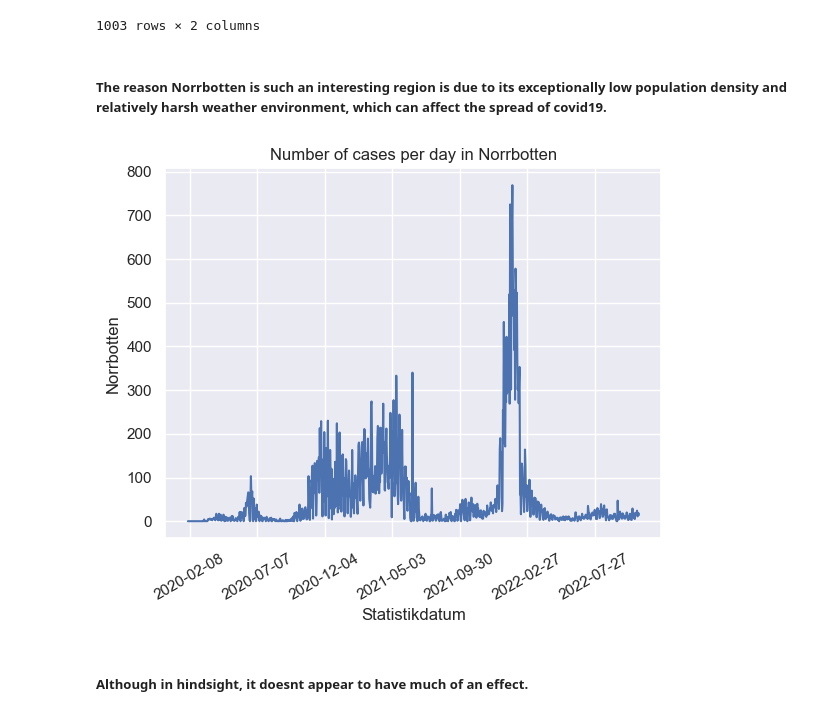
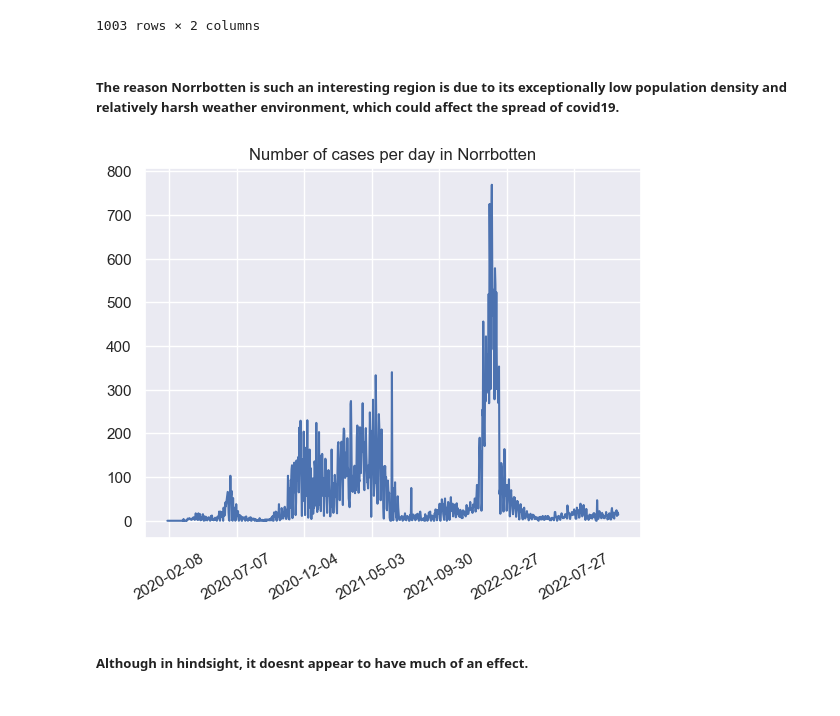
Before and after one commit to Kevy69/Databehandling-Kevin, a Jupyter notebook: Labs/Lab 1/Lab1.ipynb, the cells around one changed output. Saved outputs shown, nothing was run; the diff lists cells and outputs as text; code cells hidden in the pictures.

```diff
--- a/Labs/Lab 1/Testing.ipynb
+++ b/Labs/Lab 1/Lab1.ipynb
@@ -689,22 +731,30 @@ covid19_num_cases_day
 | 1002 | 2022-11-02 | 14 |
 1003 rows × 2 columns
 # %% [markdown]
-##### The reason Norrbotten is such an interesting region is due to its exceptionally low population density and relatively harsh weather environment, which can affect the spread of covid19.
+##### The reason Norrbotten is such an interesting region is due to its exceptionally low population density and relatively harsh weather environment, which could affect the spread of covid19.
 # %%
-f = sns.lineplot(
+fig = sns.lineplot(
     data=covid19_num_cases_day,
     x="Statistikdatum",
     y="Norrbotten",
-
 )
 
-f.set(
-    title='Number of cases per day in Norrbotten'
+fig.set(
+    title='Number of cases per day in Norrbotten',
+    xlabel='',
+    ylabel=''
 )
 
-f.xaxis.set_major_locator(plt.MaxNLocator(10))
-f.tick_params(axis='x', rotation=30)
+# Decrease visible date number resolution in order to make things more readable
+fig.xaxis.set_major_locator(plt.MaxNLocator(10))
+
+# Rotate date labels in order to increase date resolution. coolnessfactor++;
+fig.tick_params(axis='x', rotation=30)
+
+# Get the figure obj so we can save a png file of the graph
+fig = fig.get_figure()
+fig.savefig("Visualiseringar/KPI4.png")
 # %% [output]
-[figure, old version]
+[figure, new version]
 # %% [markdown]
 ##### Although in hindsight, it doesnt appear to have much of an effect.
```
Also changed, not shown: parts of 34 cells of this notebook, 11 other files.
